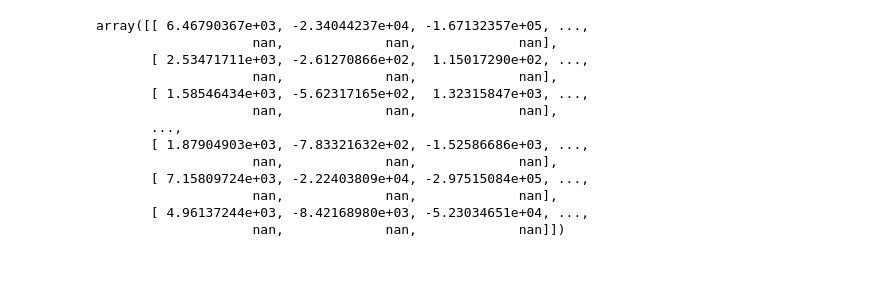
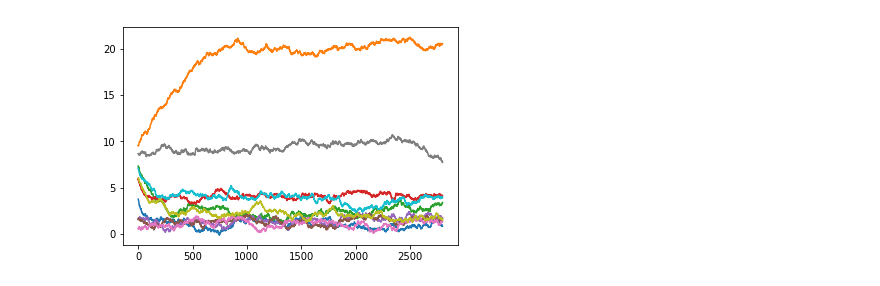
Before and after one commit to vsuhasm/mm_example, a Jupyter notebook: gen_syn_data.ipynb, the cells around one changed output. Saved outputs shown, nothing was run; the diff lists cells and outputs as text; code cells hidden in the pictures.

```diff
--- a/gen_syn_data.ipynb
+++ b/gen_syn_data.ipynb
@@ -18,13 +18,9 @@ NUM_TIME_POINTS = int(TOTAL_TIME_STEPS/TIME_STEP_SIZE)
 # Compute X_k+1 using X_k for a given OTU i
 # X_ki, a_i1, a_i2, w_k, w_k_1: Numbers
 # b_ij, X_kj: Vectors
-def compute_gLV_X_OTU(X_k, a_i1, a_i2, b_ij, X_kj, w_k_i, w_k_1_i):
-    term_1 = X_k * (1.0 + a_i1 + a_i2 * X_k + np.dot(b_ij, X_kj)) * TIME_STEP_SIZE
-    print(1.0 + a_i1 + a_i2 * X_k + np.dot(b_ij, X_kj))
-    term_2 = (w_k_1_i - w_k_i) * np.sqrt(TIME_STEP_SIZE)
-
-#     if term_1 + term_2 <=0:
-#         return 0
+def compute_gLV_X_OTU(X_k, a_1, a_2, A, w):
+    term_1 = X_k + X_k * (a_1 + a_2 * X_k + A @ X_k) * TIME_STEP_SIZE
+    term_2 = w * np.sqrt(TIME_STEP_SIZE)
 
     return term_1 + term_2
 # %%
@@ -86,6 +59,3 @@ w = bernoulli.rvs(0.5, size=(NUM_OTUS, NUM_TIME_POINTS), random_state=42)
 # %%
 for t in range(1, NUM_TIME_POINTS):
-    for otu in otu_idx:
-        X[otu, t] = compute_gLV_X_OTU(X[otu, t-1], a_1[otu], inter_mat[otu, otu],
-                                      inter_mat[otu, target_dict[otu]],
-                                      X[target_dict[otu], t-1], w[otu, t-1], w[otu, t])
+    X[:, t] = compute_gLV_X_OTU(X[:, t-1], a_1, a_2, inter_mat, w[:, t-1])
@@ -127,16 +62,6 @@ nan
-# %%
-X
-# %% [output]
-array([[ 6.46790367e+03, -2.34044237e+04, -1.67132357e+05, ...,
-                    nan,             nan,             nan],
-       [ 2.53471711e+03, -2.61270866e+02,  1.15017290e+02, ...,
-                    nan,             nan,             nan],
-       [ 1.58546434e+03, -5.62317165e+02,  1.32315847e+03, ...,
-                    nan,             nan,             nan],
-       ...,
-       [ 1.87904903e+03, -7.83321632e+02, -1.52586686e+03, ...,
-                    nan,             nan,             nan],
-       [ 7.15809724e+03, -2.22403809e+04, -2.97515084e+05, ...,
-                    nan,             nan,             nan],
-       [ 4.96137244e+03, -8.42168980e+03, -5.23034651e+04, ...,
-                    nan,             nan,             nan]])
+# %%
+for otu in otu_idx:
+    plt.plot(np.arange(NUM_TIME_POINTS), X[otu, :])
+plt.show()
+# %% [output]
+[figure, added]
```
Also changed, not shown: parts of 5 cells of this notebook.
